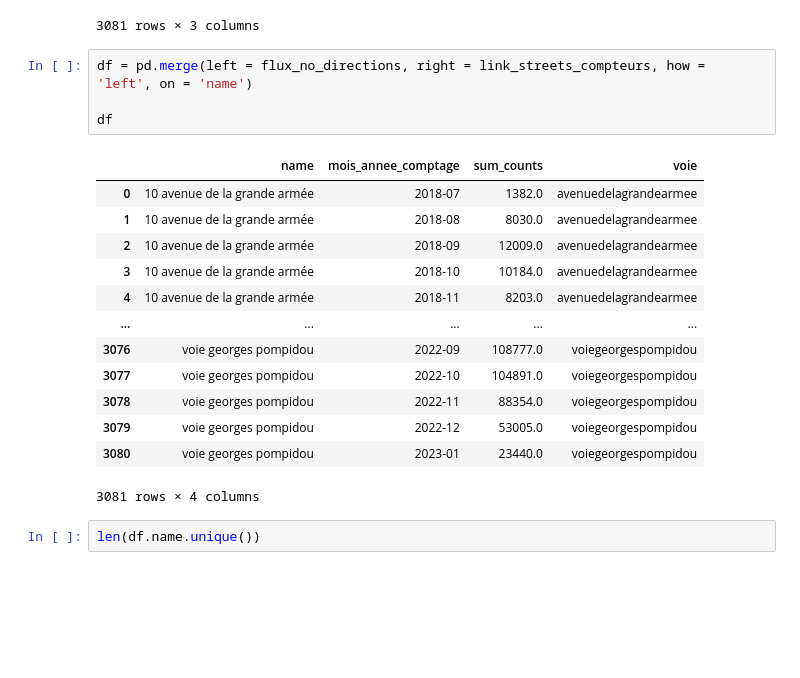
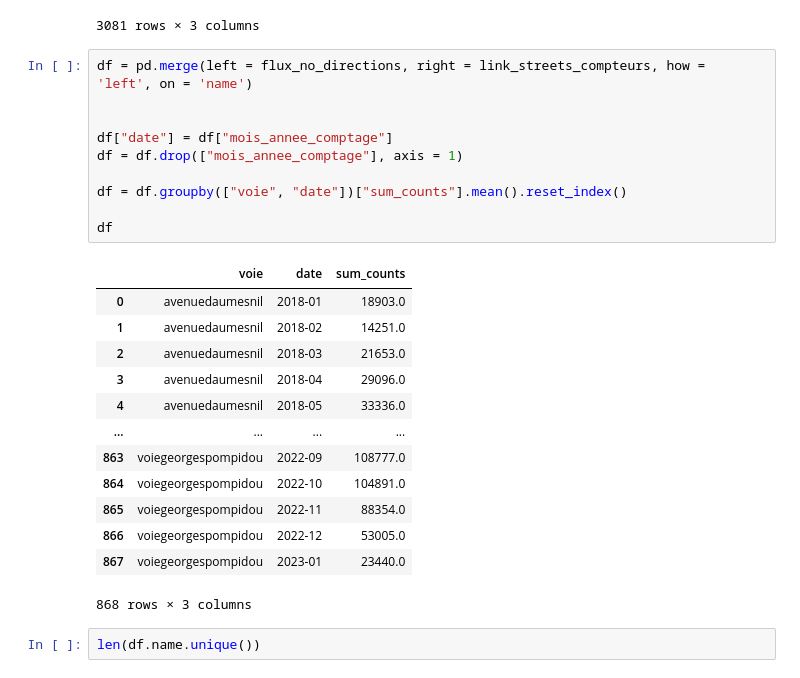
Before and after one commit to hitMaan351/Decision-support-for-cycle-track, a Jupyter notebook: notebooks/create_table_categories_accidents_flux.ipynb, the cells around one changed output. Saved outputs shown, nothing was run; the diff lists cells and outputs as text; blank space fills up the shorter version.

```diff
--- a/notebooks/create_table_categories_accidents_flux.ipynb
+++ b/notebooks/create_table_categories_accidents_flux.ipynb
@@ -116,21 +113,27 @@ flux_no_directions
 # %%
 df = pd.merge(left = flux_no_directions, right = link_streets_compteurs, how = 'left', on = 'name')
 
+
+df["date"] = df["mois_annee_comptage"]
+df = df.drop(["mois_annee_comptage"], axis = 1)
+
+df = df.groupby(["voie", "date"])["sum_counts"].mean().reset_index()
+
 df
 # %% [output]
-|  | name | mois_annee_comptage | sum_counts | voie |
-| 0 | 10 avenue de la grande armée | 2018-07 | 1382.0 | avenuedelagrandearmee |
-| 1 | 10 avenue de la grande armée | 2018-08 | 8030.0 | avenuedelagrandearmee |
-| 2 | 10 avenue de la grande armée | 2018-09 | 12009.0 | avenuedelagrandearmee |
-| 3 | 10 avenue de la grande armée | 2018-10 | 10184.0 | avenuedelagrandearmee |
-| 4 | 10 avenue de la grande armée | 2018-11 | 8203.0 | avenuedelagrandearmee |
-| ... | ... | ... | ... | ... |
-| 3076 | voie georges pompidou | 2022-09 | 108777.0 | voiegeorgespompidou |
-| 3077 | voie georges pompidou | 2022-10 | 104891.0 | voiegeorgespompidou |
-| 3078 | voie georges pompidou | 2022-11 | 88354.0 | voiegeorgespompidou |
-| 3079 | voie georges pompidou | 2022-12 | 53005.0 | voiegeorgespompidou |
-| 3080 | voie georges pompidou | 2023-01 | 23440.0 | voiegeorgespompidou |
+|  | voie | date | sum_counts |
+| 0 | avenuedaumesnil | 2018-01 | 18903.0 |
+| 1 | avenuedaumesnil | 2018-02 | 14251.0 |
+| 2 | avenuedaumesnil | 2018-03 | 21653.0 |
+| 3 | avenuedaumesnil | 2018-04 | 29096.0 |
+| 4 | avenuedaumesnil | 2018-05 | 33336.0 |
+| ... | ... | ... | ... |
+| 863 | voiegeorgespompidou | 2022-09 | 108777.0 |
+| 864 | voiegeorgespompidou | 2022-10 | 104891.0 |
+| 865 | voiegeorgespompidou | 2022-11 | 88354.0 |
+| 866 | voiegeorgespompidou | 2022-12 | 53005.0 |
+| 867 | voiegeorgespompidou | 2023-01 | 23440.0 |
-3081 rows × 4 columns
+868 rows × 3 columns
 # %%
 len(df.name.unique())
 # %% [output]
```
Also changed, not shown: parts of 4 cells of this notebook, 1 other file.
